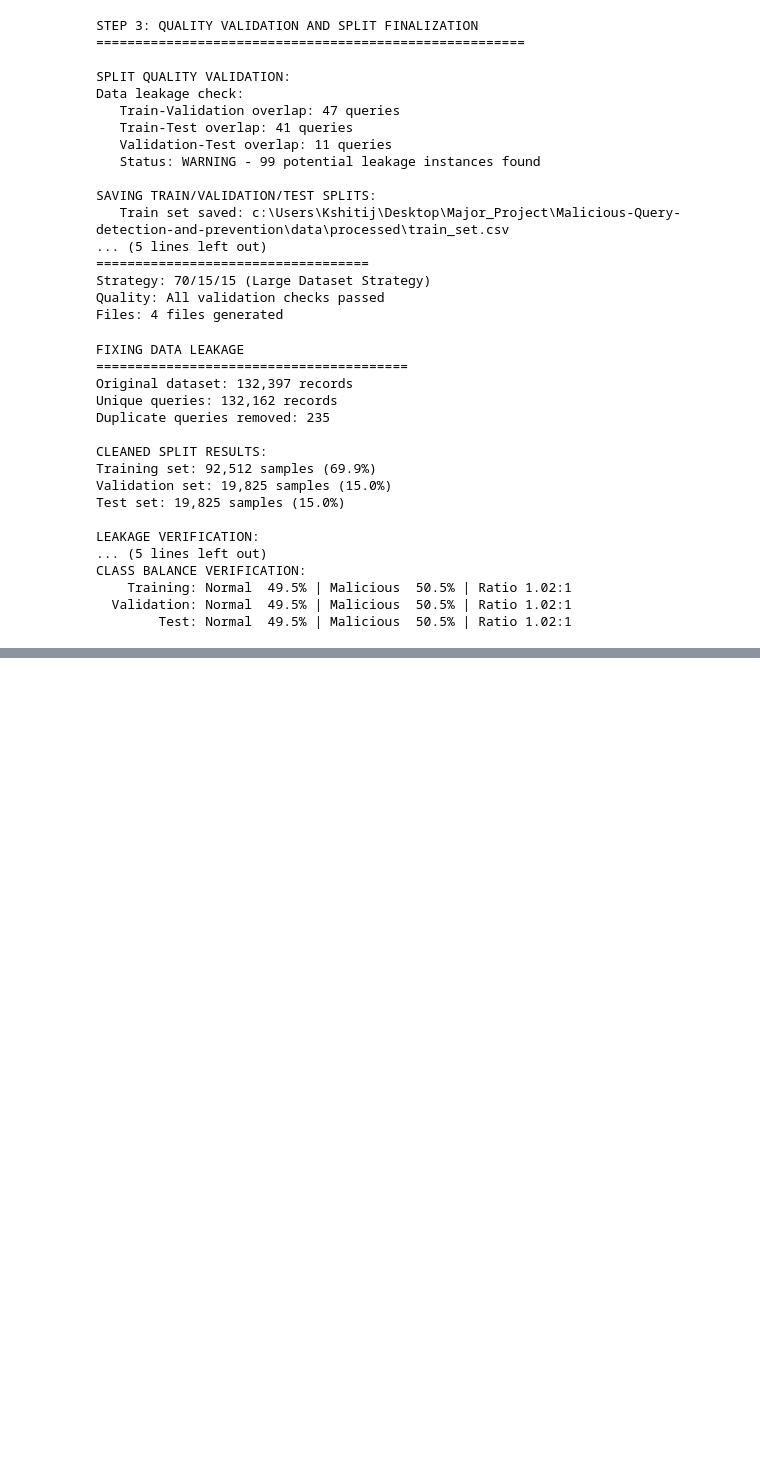
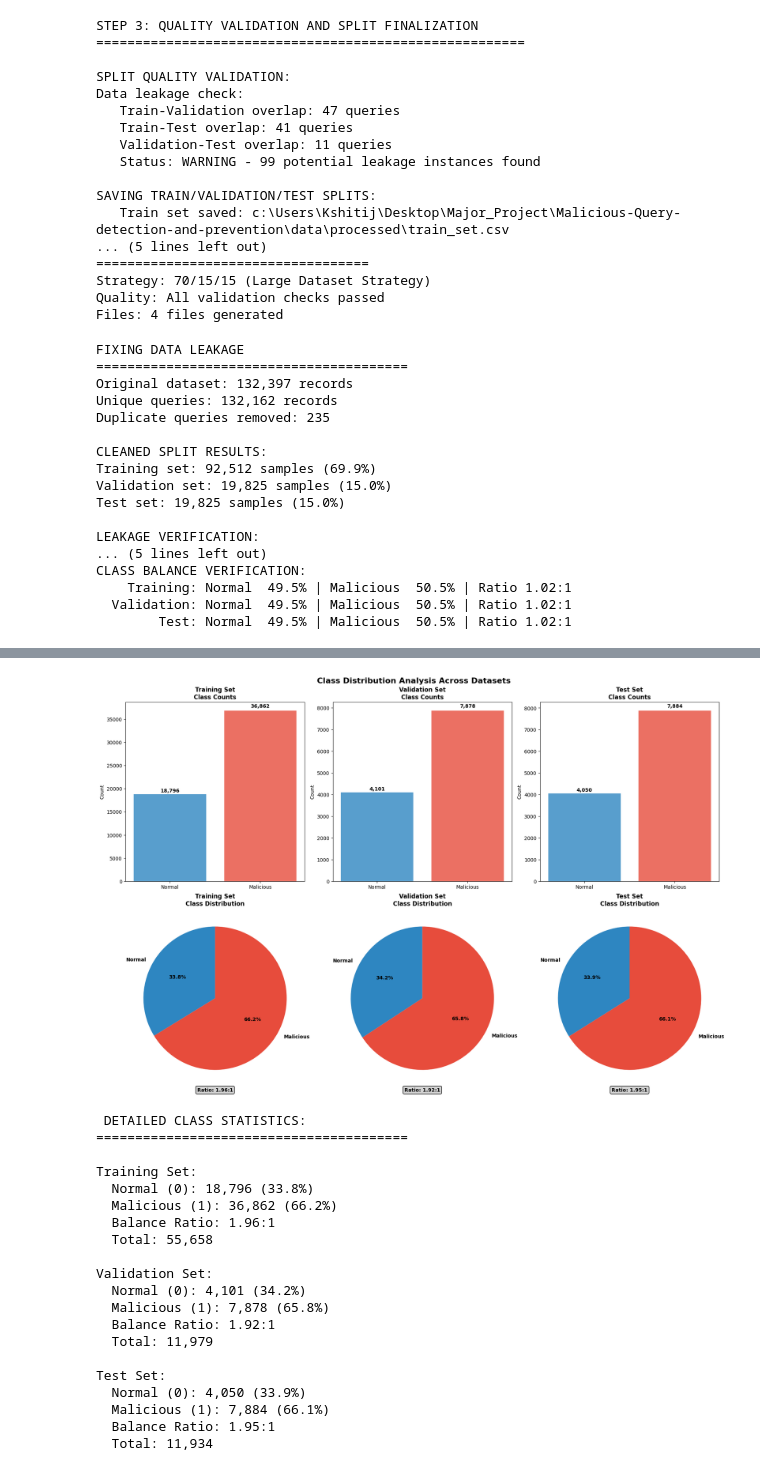
Before and after one commit to Nishanthm007/Malicious-Query-detection-and-prevention, a Jupyter notebook: notebooks/p1_Task5_Train_Val_Test_Split.ipynb, the cells around one changed output, grey strips where cells are left out. Cells and saved outputs as stored; diff of their text form; code cells hidden in the pictures; blank space fills up the shorter version.

```diff
--- a/notebooks/p1_Task5_Train_Val_Test_Split.ipynb
+++ b/notebooks/p1_Task5_Train_Val_Test_Split.ipynb
@@ -467,0 +1249,74 @@ CLASS BALANCE VERIFICATION:
+# %%
+# 1. CLASS DISTRIBUTION ANALYSIS
+fig, axes = plt.subplots(2, 3, figsize=(18, 12))
+fig.suptitle('Class Distribution Analysis Across Datasets', fontsize=16, fontweight='bold')
+
+# Bar plots for counts
+datasets = [('Training', df_train), ('Validation', df_val), ('Test', df_test)]
+colors = ['skyblue', 'lightcoral', 'lightgreen']
+
+for i, (name, df) in enumerate(datasets):
+    # Count plot
+    ax = axes[0, i]
+    counts = df['label'].value_counts().sort_index()
+    bars = ax.bar(['Normal', 'Malicious'], counts.values, color=['#2E86C1', '#E74C3C'], alpha=0.8)
+    ax.set_title(f'{name} Set\nClass Counts', fontweight='bold')
+    ax.set_ylabel('Count')
+
+    # Add value labels on bars
+    for bar, count in zip(bars, counts.values):
+        ax.text(bar.get_x() + bar.get_width()/2, bar.get_height() + bar.get_height()*0.01,
+                f'{count:,}', ha='center', va='bottom', fontweight='bold')
+
+    # Pie chart
+    ax = axes[1, i]
+    labels = ['Normal', 'Malicious']
+    sizes = counts.values
+    colors_pie = ['#2E86C1', '#E74C3C']
+    wedges, texts, autotexts = ax.pie(sizes, labels=labels, colors=colors_pie, autopct='%1.1f%%',
+                                      startangle=90, textprops={'fontweight': 'bold'})
+    ax.set_title(f'{name} Set\nClass Distribution', fontweight='bold')
+
+    # Calculate and display ratio
+    ratio = counts.max() / counts.min()
+    ax.text(0, -1.3, f'Ratio: {ratio:.2f}:1', ha='center', fontweight='bold',
+            bbox=dict(boxstyle="round,pad=0.3", facecolor="lightgray"))
+
+plt.tight_layout()
+plt.show()
+
+# Print detailed statistics
+print("\n DETAILED CLASS STATISTICS:")
+print("=" * 40)
+for name, df in datasets:
+    counts = df['label'].value_counts().sort_index()
+    total = len(df)
+    ratio = counts.max() / counts.min()
+
+    print(f"\n{name} Set:")
+    print(f"  Normal (0): {counts[0]:,} ({counts[0]/total*100:.1f}%)")
+    print(f"  Malicious (1): {counts[1]:,} ({counts[1]/total*100:.1f}%)")
+    print(f"  Balance Ratio: {ratio:.2f}:1")
+    print(f"  Total: {total:,}")
+# %% [output]
+[figure, added]
+ DETAILED CLASS STATISTICS:
+========================================
+
+Training Set:
+  Normal (0): 18,796 (33.8%)
+  Malicious (1): 36,862 (66.2%)
+  Balance Ratio: 1.96:1
+  Total: 55,658
+
+Validation Set:
+  Normal (0): 4,101 (34.2%)
+  Malicious (1): 7,878 (65.8%)
+  Balance Ratio: 1.92:1
+  Total: 11,979
+
+Test Set:
+  Normal (0): 4,050 (33.9%)
+  Malicious (1): 7,884 (66.1%)
+  Balance Ratio: 1.95:1
+  Total: 11,934
```
Also changed, not shown: parts of 10 cells of this notebook, 10 other files.
